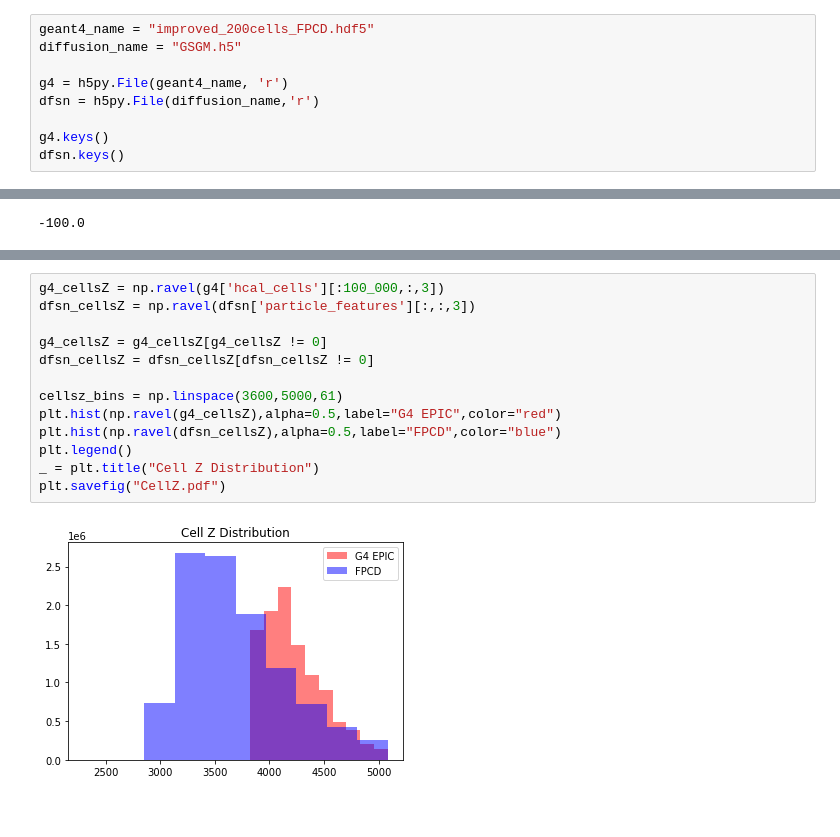
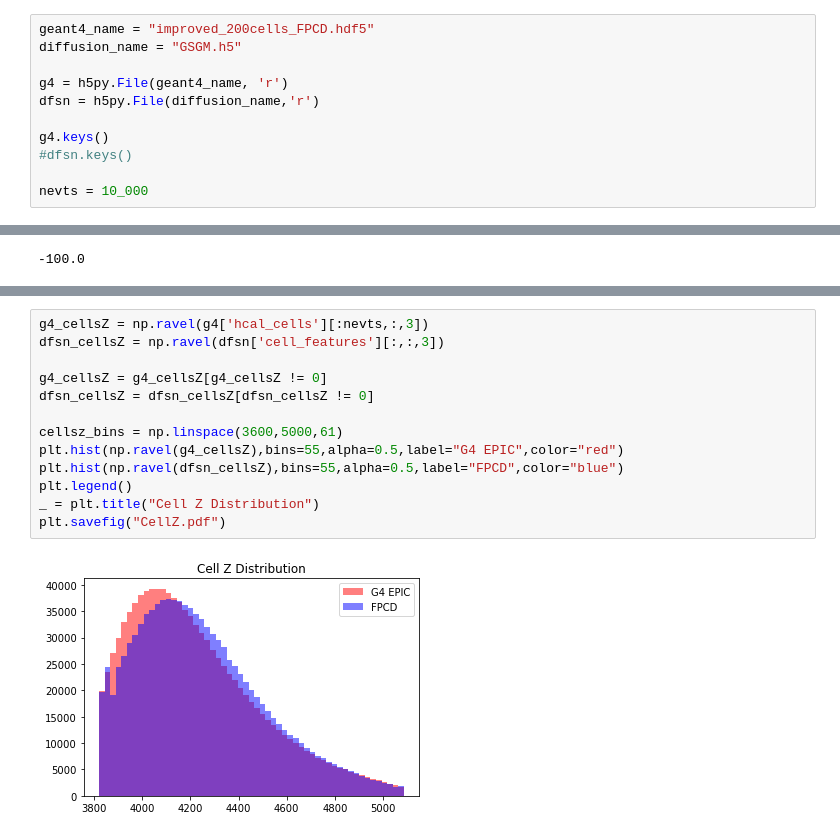
Before and after one commit to ftoralesacosta/GSGM_for_EIC_Calo, a Jupyter notebook: scripts/Compare_Geant_Diffussion.ipynb, the cells around one changed output, grey strips where cells are left out. Cells and saved outputs as stored; diff of their text form.

Commit message:
working cell features, including Z. LR inccreased

```diff
--- a/scripts/Compare_Geant_Diffussion.ipynb
+++ b/scripts/Compare_Geant_Diffussion.ipynb
@@ -10,4 +10,6 @@ g4 = h5py.File(geant4_name, 'r')
 dfsn = h5py.File(diffusion_name,'r')
 
 g4.keys()
-dfsn.keys()
+#dfsn.keys()
+
+nevts = 10_000
@@ -96,16 +106,16 @@ plt.savefig("CellY.pdf")
 # %%
-g4_cellsZ = np.ravel(g4['hcal_cells'][:100_000,:,3])
-dfsn_cellsZ = np.ravel(dfsn['particle_features'][:,:,3])
+g4_cellsZ = np.ravel(g4['hcal_cells'][:nevts,:,3])
+dfsn_cellsZ = np.ravel(dfsn['cell_features'][:,:,3])
 
 g4_cellsZ = g4_cellsZ[g4_cellsZ != 0]
 dfsn_cellsZ = dfsn_cellsZ[dfsn_cellsZ != 0]
 
 cellsz_bins = np.linspace(3600,5000,61)
-plt.hist(np.ravel(g4_cellsZ),alpha=0.5,label="G4 EPIC",color="red")
-plt.hist(np.ravel(dfsn_cellsZ),alpha=0.5,label="FPCD",color="blue")
+plt.hist(np.ravel(g4_cellsZ),bins=55,alpha=0.5,label="G4 EPIC",color="red")
+plt.hist(np.ravel(dfsn_cellsZ),bins=55,alpha=0.5,label="FPCD",color="blue")
 plt.legend()
 _ = plt.title("Cell Z Distribution")
 plt.savefig("CellZ.pdf")
 # %% [output]
-[figure, old version]
+[figure, new version]
 # %%
```
Also changed, not shown: parts of 10 cells of this notebook, 11 other files.
